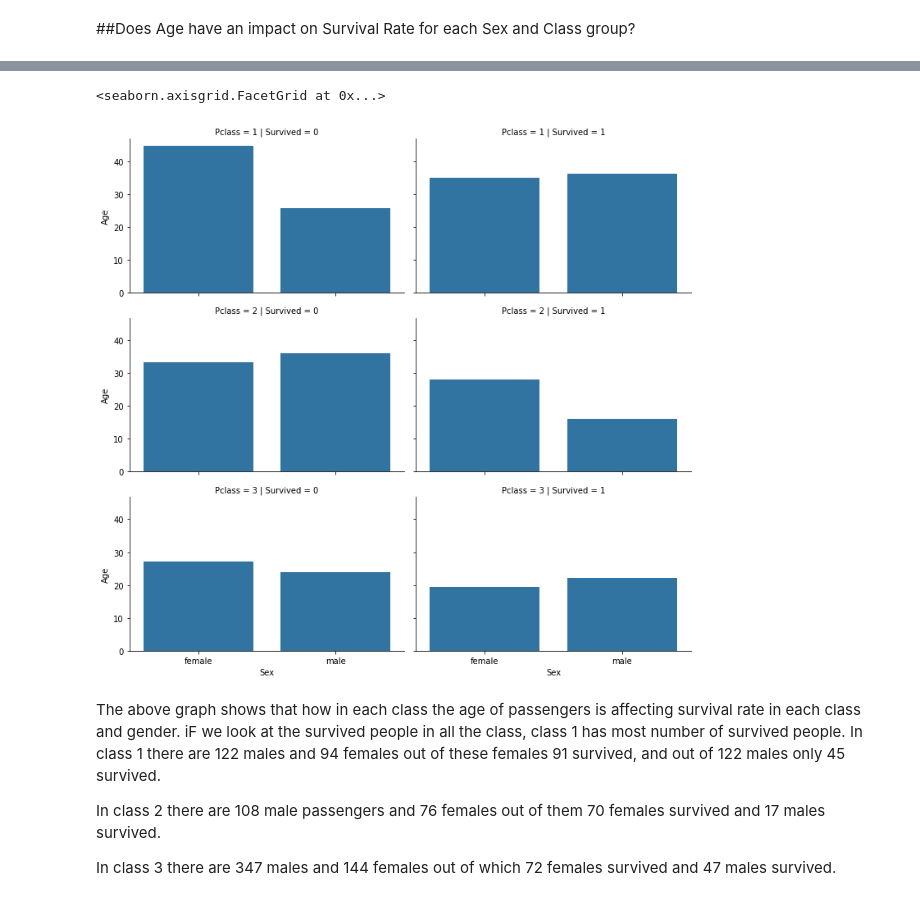
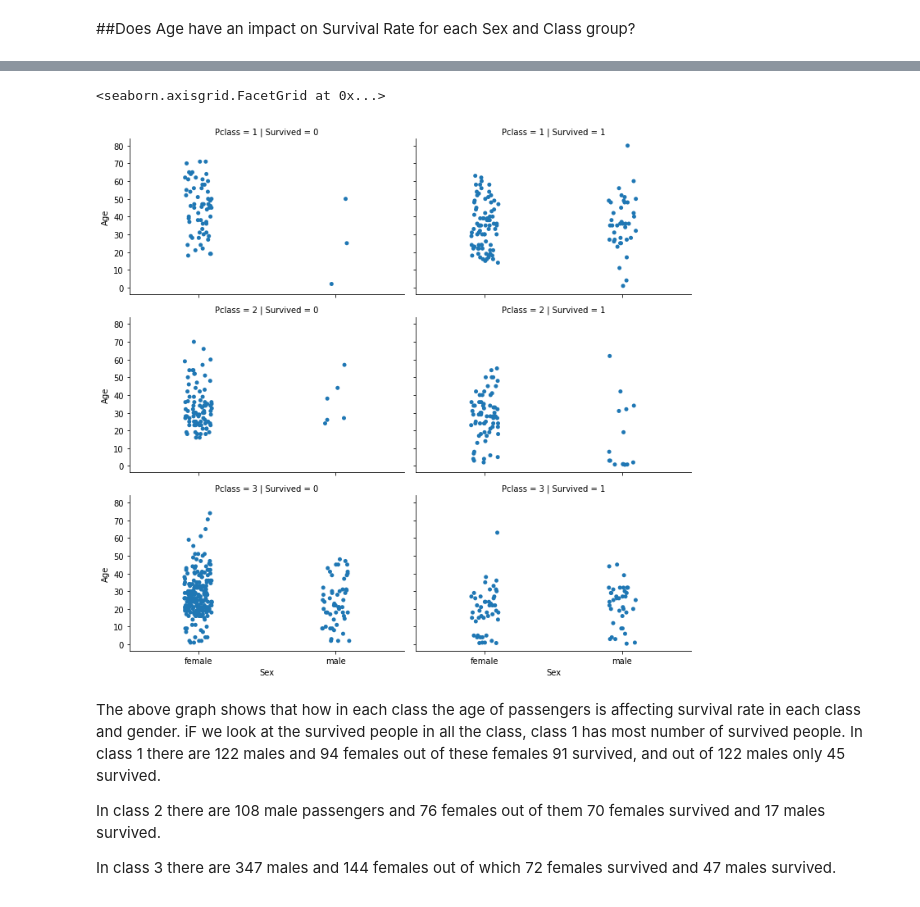
Before and after one commit to jyotima96/projects, a Jupyter notebook: titanic_eda.ipynb, the cells around one changed output, grey strips where cells are left out. Drawn from its saved outputs; the diff is of its cells as text; code cells hidden in the pictures.

```diff
--- a/titanic_eda.ipynb
+++ b/titanic_eda.ipynb
@@ -344,10 +358,10 @@ Name: Pclass, dtype: int64
 # %%
 grid = sns.FacetGrid(df, row='Pclass', col='Survived', size=3.2, aspect=1.6)
-grid.map(sns.barplot, 'Sex', 'Age',ci=None)
+grid.map(sns.stripplot, 'Sex', 'Age')
 grid.add_legend()
 # %% [output]
 <seaborn.axisgrid.FacetGrid at 0x...>
-[figure, old version]
+[figure, new version]
 # %% [markdown]
 The above graph shows that how in each class the age of passengers is affecting survival rate in each class and gender. iF we look at the survived people in all the class, class 1 has most number of survived people.
 In class 1 there are 122 males and 94 females out of these females 91 survived, and out of 122 males only 45 survived.
```
Also changed, not shown: parts of 2 cells of this notebook.
